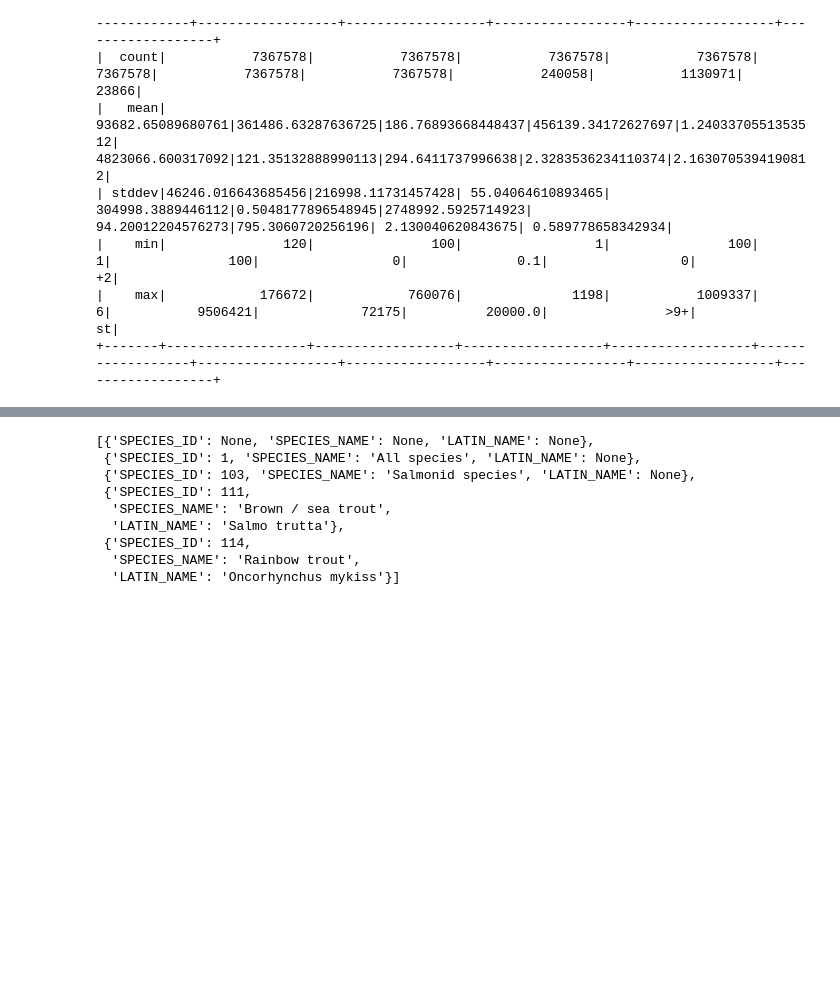
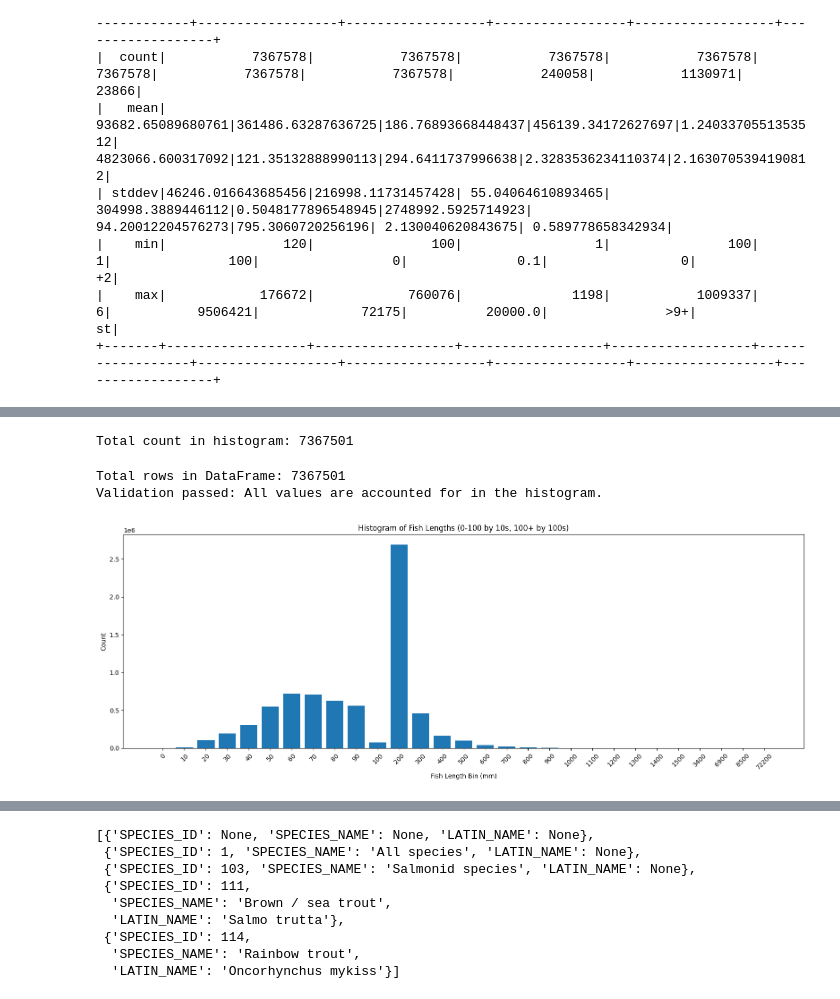
Before and after one commit to ARU-TK/Standard_Growth_Curves, a Jupyter notebook: Processing.ipynb, the cells around one changed output, grey strips where cells are left out. Drawn from its saved outputs; the diff is of its cells as text; code cells hidden in the pictures; blank space fills up the shorter version.

Commit message:
Data investigation

```diff
--- a/Processing.ipynb
+++ b/Processing.ipynb
@@ -110,0 +185,58 @@ df.summary().show()
+# %%
+import matplotlib.pyplot as plt
+
+# Define custom bins: width of 10 for 0-100, then width of 100 for 100+
+bin_edges = list(range(0, 101, 10))
+if max_length > 100:
+    bin_edges += list(range(200, ((max_length // 100) + 2) * 100, 100))
+bins = bin_edges
+
+# Assign bin to each row
+import pyspark.sql.functions as F
+
+def custom_bin(length):
+    if length <= 100:
+        return (length // 10) * 10
+    else:
+        return ((length - 1) // 100) * 100 + 100
+
+custom_bin_udf = F.udf(custom_bin, "int")
+
+df_hist_custom = df.withColumn(
+    "length_bin",
+    custom_bin_udf(F.col("FISH_LENGTH"))
+)
+
+# Group by bin and count
+hist_counts_custom = (
+    df_hist_custom.groupBy("length_bin")
+    .count()
+    .orderBy("length_bin")
+    .toPandas()
+)
+
+total_hist_count = hist_counts_custom["count"].sum()
+print(f"Total count in histogram: {total_hist_count}")
+
+# Optionally, compare to the total number of rows in your DataFrame
+total_df_count = df.count()
+print(f"Total rows in DataFrame: {total_df_count}")
+
+if total_hist_count == total_df_count:
+    print("Validation passed: All values are accounted for in the histogram.")
+else:
+    print("Validation failed: Counts do not match.")
+
+plt.figure(figsize=(16, 6))
+plt.bar(hist_counts_custom["length_bin"].astype(str), hist_counts_custom["count"], color='tab:blue')
+plt.xlabel("Fish Length Bin (mm)")
+plt.ylabel("Count")
+plt.title("Histogram of Fish Lengths (0-100 by 10s, 100+ by 100s)")
+plt.xticks(rotation=45)
+plt.tight_layout()
+plt.show()
+# %% [output]
+Total count in histogram: 7367501
+Total rows in DataFrame: 7367501
+Validation passed: All values are accounted for in the histogram.
+[figure, added]
```
Also changed, not shown: parts of 9 cells of this notebook.
